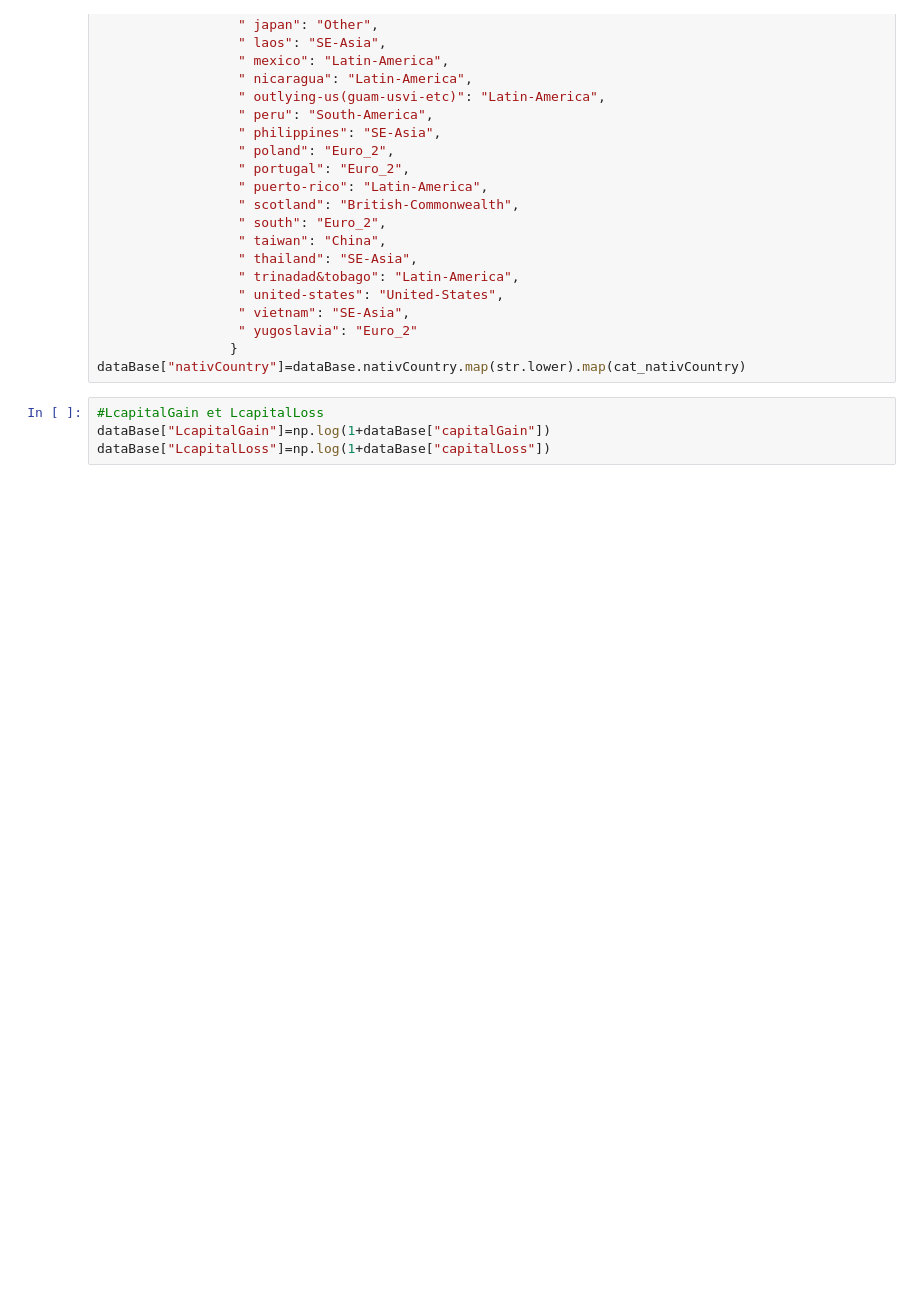
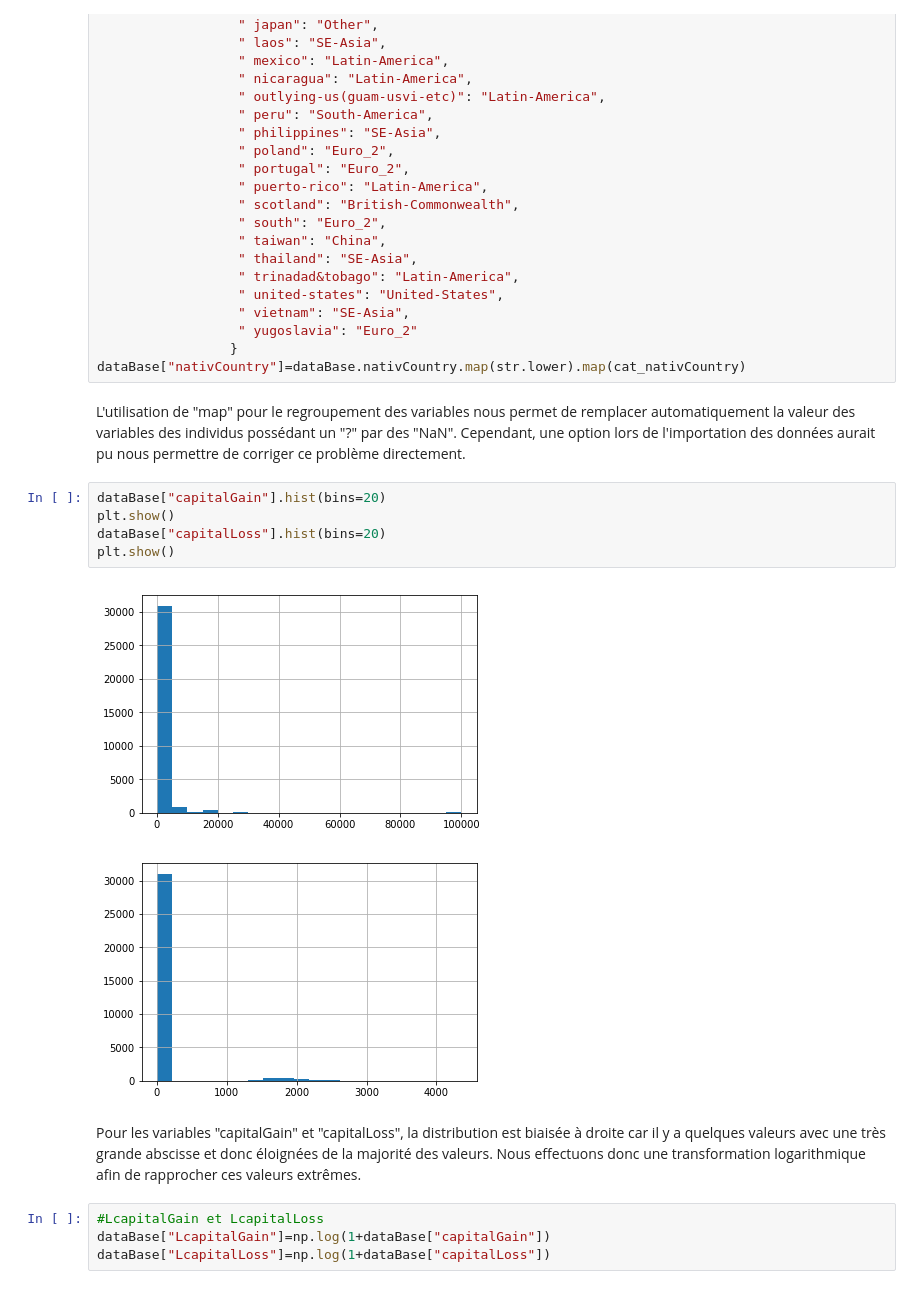
Before and after one commit to LouisDelvaux/Exploration4A, a Jupyter notebook: Adult-Census/Explo-Python-AdultCensus (PROJET).ipynb, the cells around one changed output. Cells and saved outputs as stored; diff of their text form; blank space fills up the shorter version.

```diff
--- a/Adult-Census/Explo-Python-AdultCensus (PROJET).ipynb
+++ b/Adult-Census/Explo-Python-AdultCensus (PROJET).ipynb
@@ -206,6 +208,18 @@ cat_nativCountry={" cambodia": "SE-Asia",
                   " yugoslavia": "Euro_2"
                  }
 dataBase["nativCountry"]=dataBase.nativCountry.map(str.lower).map(cat_nativCountry)
+# %% [markdown]
+L'utilisation de "map" pour le regroupement des variables nous permet de remplacer automatiquement la valeur des variables des individus possédant un "?" par des "NaN". Cependant, une option lors de l'importation des données aurait pu nous permettre de corriger ce problème directement.
+# %%
+dataBase["capitalGain"].hist(bins=20)
+plt.show()
+dataBase["capitalLoss"].hist(bins=20)
+plt.show()
+# %% [output]
+[figure, added]
+[figure, added]
+# %% [markdown]
+Pour les variables "capitalGain" et "capitalLoss", la distribution est biaisée à droite car il y a quelques valeurs avec une très grande abscisse et donc éloignées de la majorité des valeurs. Nous effectuons donc une transformation logarithmique afin de rapprocher ces valeurs extrêmes.
 # %%
 #LcapitalGain et LcapitalLoss
 dataBase["LcapitalGain"]=np.log(1+dataBase["capitalGain"])
```
Also changed, not shown: parts of 13 cells of this notebook.
